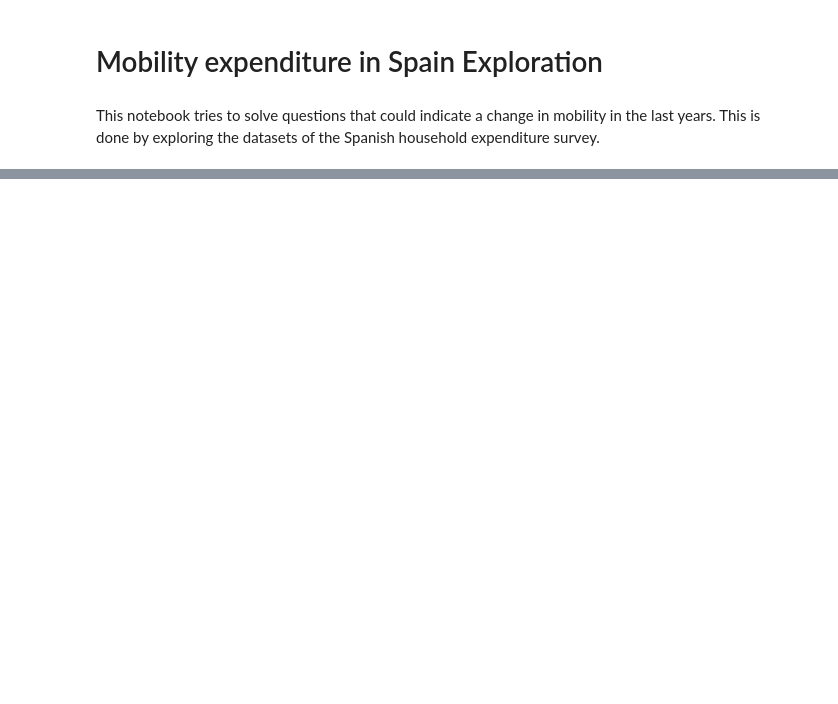
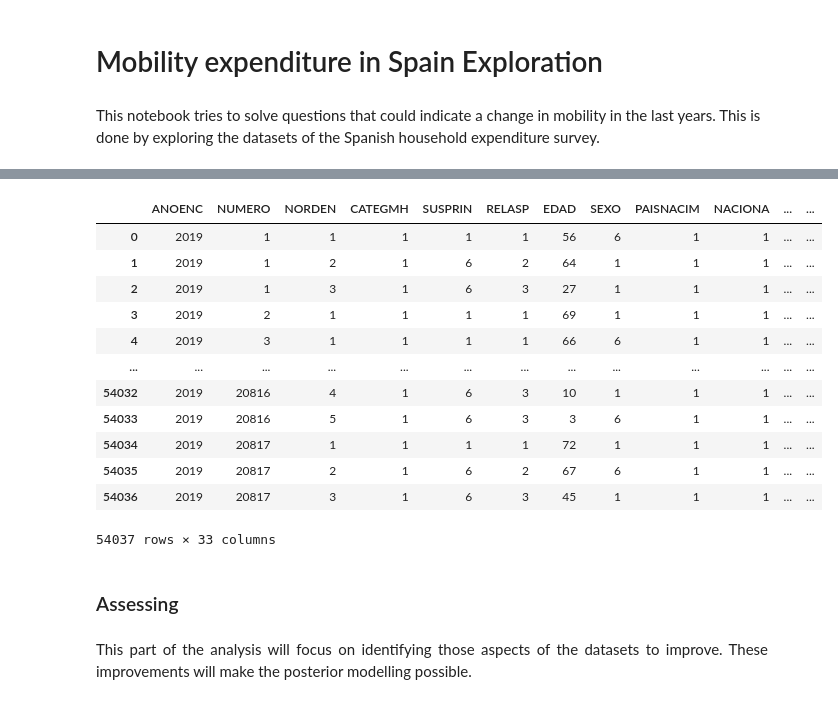
Before and after one commit to keilagg/HouseholdBudgetSurvey_, a Jupyter notebook: draft.ipynb, the cells around one changed output, grey strips where cells are left out. Cells and saved outputs as stored; diff of their text form; code cells hidden in the pictures; blank space fills up the shorter version.

```diff
--- a/draft.ipynb
+++ b/draft.ipynb
@@ -84,0 +129,7 @@ Note: you may need to restart the kernel to use updated packages.
+# %%
+# household member information
+dfs_membersHouseholds = []
+for i in range(len(df_dict_keys)):
+    df = pd.read_csv(f"{path2data}/EPFmhogar_{years[i]}.csv", sep='\t', low_memory=False)
+    dfs_membersHouseholds.append(df)
+dict_df_EPF_all_memberHouseholds = dict(zip(df_dict_keys, dfs_membersHouseholds))
@@ -84,0 +170,23 @@ Note: you may need to restart the kernel to use updated packages.
+# %%
+dict_df_EPF_all_memberHouseholds['2019']
+# %% [output]
+|  | ANOENC | NUMERO | NORDEN | CATEGMH | SUSPRIN | RELASP | EDAD | SEXO | PAISNACIM | NACIONA | ... | ... |
+| 0 | 2019 | 1 | 1 | 1 | 1 | 1 | 56 | 6 | 1 | 1 | ... | ... |
+| 1 | 2019 | 1 | 2 | 1 | 6 | 2 | 64 | 1 | 1 | 1 | ... | ... |
+| 2 | 2019 | 1 | 3 | 1 | 6 | 3 | 27 | 1 | 1 | 1 | ... | ... |
+| 3 | 2019 | 2 | 1 | 1 | 1 | 1 | 69 | 1 | 1 | 1 | ... | ... |
+| 4 | 2019 | 3 | 1 | 1 | 1 | 1 | 66 | 6 | 1 | 1 | ... | ... |
+| ... | ... | ... | ... | ... | ... | ... | ... | ... | ... | ... | ... | ... |
+| 54032 | 2019 | 20816 | 4 | 1 | 6 | 3 | 10 | 1 | 1 | 1 | ... | ... |
+| 54033 | 2019 | 20816 | 5 | 1 | 6 | 3 | 3 | 6 | 1 | 1 | ... | ... |
+| 54034 | 2019 | 20817 | 1 | 1 | 1 | 1 | 72 | 1 | 1 | 1 | ... | ... |
+| 54035 | 2019 | 20817 | 2 | 1 | 6 | 2 | 67 | 6 | 1 | 1 | ... | ... |
+| 54036 | 2019 | 20817 | 3 | 1 | 6 | 3 | 45 | 1 | 1 | 1 | ... | ... |
+54037 rows × 33 columns
+# %% [markdown]
+
+<a id='asse'></a>
+### Assessing
+# %% [markdown]
+
+<p style='text-align: justify;'> This part of the analysis will focus on identifying those aspects of the datasets to improve. These improvements will make the posterior modelling possible. </p>
```
Also changed, not shown: parts of 53 cells of this notebook, 5 other files.
